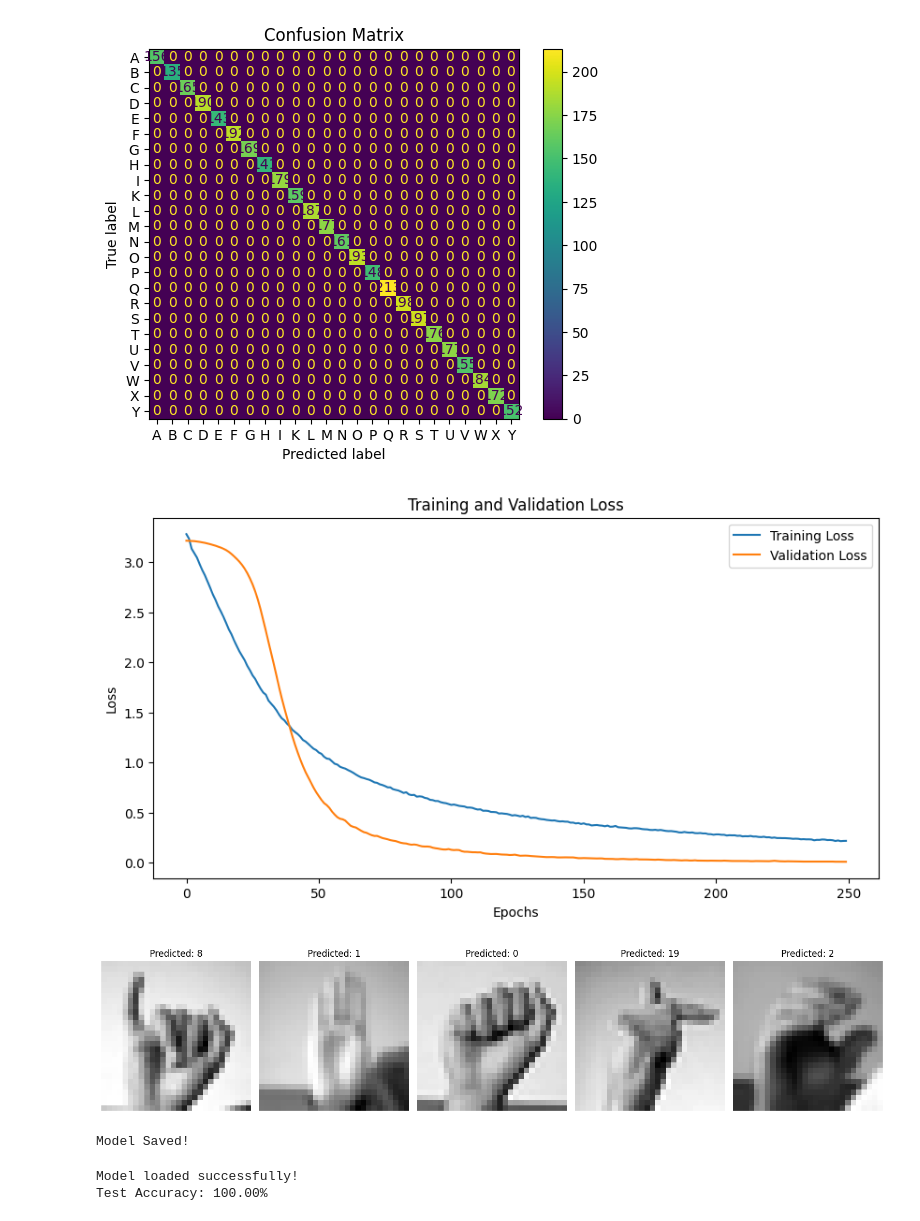
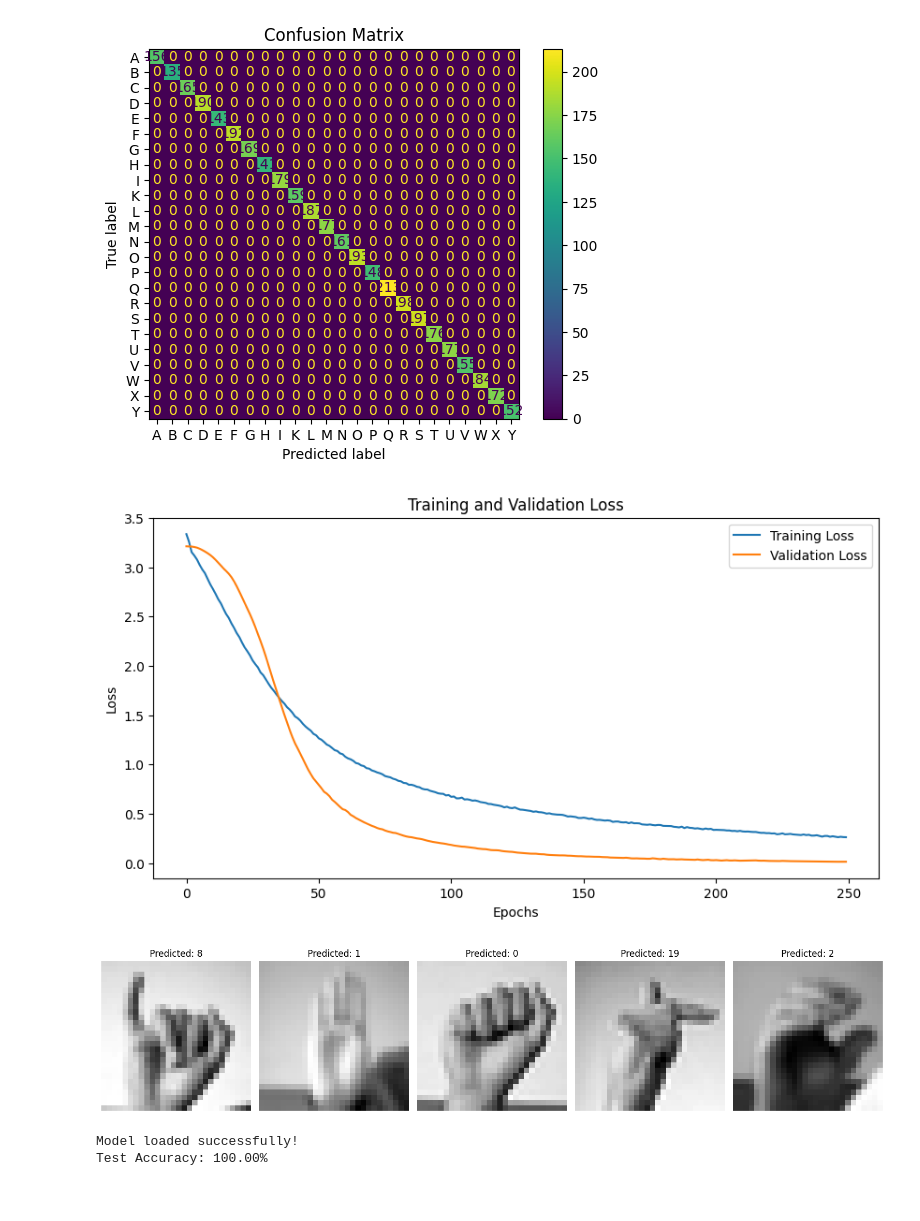
Before and after one commit to ishanporwal/asl_recognition, a Jupyter notebook: notebook.ipynb, the cells around one changed output. Saved outputs shown, nothing was run; the diff lists cells and outputs as text; code cells hidden in the pictures.

```diff
--- a/notebook.ipynb
+++ b/notebook.ipynb
@@ -241,4 +325,5 @@ def plot_predictions(model, num_images=5):
 # %%
+#----------------Running third iteration model---------------------
 # initializing
 num_classes = max(y) + 1
 class_names = [chr(i) for i in range(65, 91) if chr(i) not in {'J', 'Z'}]
@@ -252,6 +337,6 @@ predictions = evaluate_model(model, class_names=class_names)
 plot_losses(train_losses, val_losses)
 plot_predictions(model, num_images=5)
 # save model to file
-torch.save(model.state_dict(), "asl_cnn_model.pth")
-print("Model Saved!")
+# torch.save(model.state_dict(), "asl_cnn_model.pth")
+# print("Model Saved!")
 # %% [output]
@@ -270,7 +355,6 @@ Epoch [240/250], Train Loss: 0.2275, Val Loss: 0.0109
 Test Accuracy: 100.00%
 [figure]
-[figure, old version]
+[figure, new version]
 [figure]
-Model Saved!
 # %%
 # reload trained data
```
Also changed, not shown: parts of 8 cells of this notebook.
